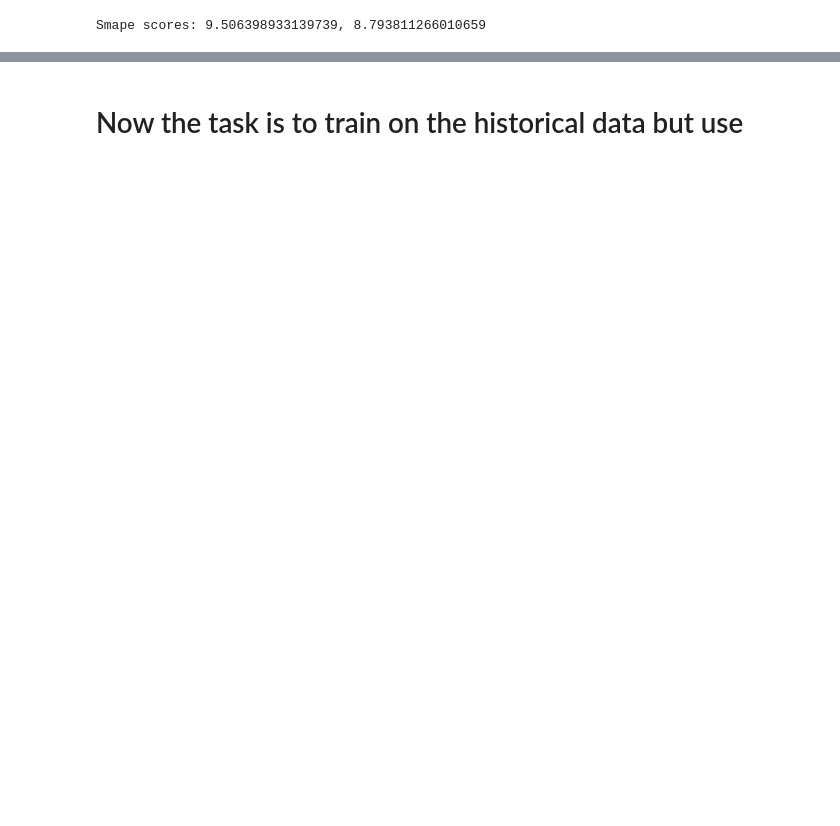
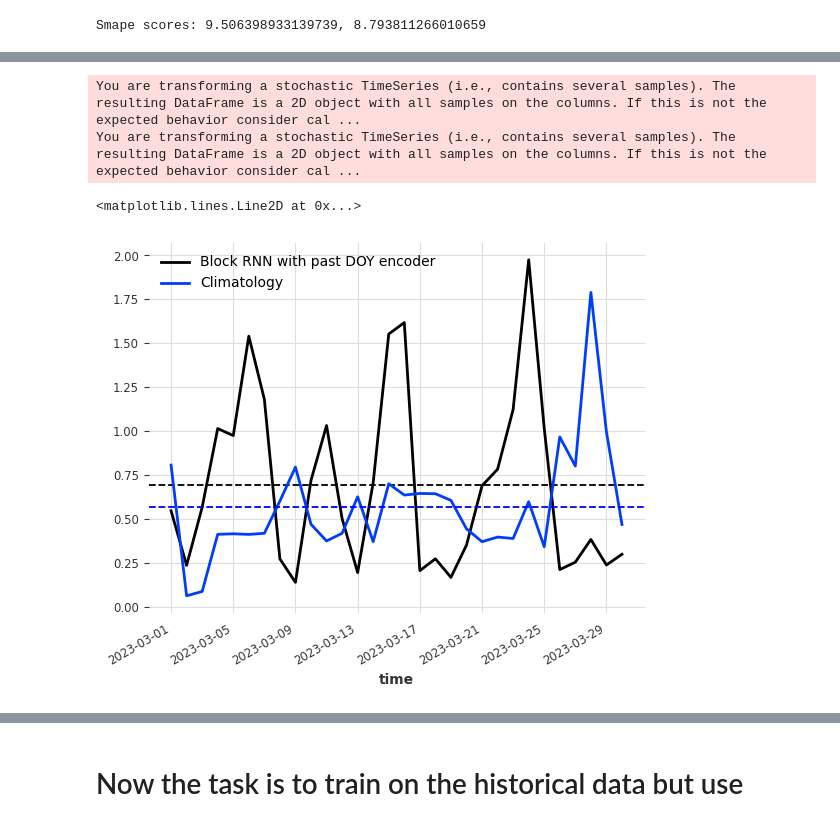
Before and after one commit to boettiger-lab/neon4cast-darts-submit, a Jupyter notebook: scoring_exploration.ipynb, the cells around one changed output, grey strips where cells are left out. Cells and saved outputs as stored; diff of their text form; code cells hidden in the pictures; blank space fills up the shorter version.

```diff
--- a/scoring_exploration.ipynb
+++ b/scoring_exploration.ipynb
@@ -701,0 +698,12 @@ NameError: name 'data_preprocessor' is not defined
+# %%
+score = crps(_record_dict["ARIK"]['oxygen']['trash_block_test'], _record_dict["ARIK"]["oxygen"]["validation"])
+hist_score = crps(_record_dict['ARIK']['oxygen']['historical'], _record_dict["ARIK"]["oxygen"]["validation"])
+score.plot(label = "Block RNN with past DOY encoder")
+plt.axhline(y = score.mean(axis=0).values()[0][0], color = 'black', linestyle = '--')
+hist_score.plot(label = "Climatology")
+plt.axhline(y = hist_score.mean(axis=0).values()[0][0], color = 'blue', linestyle = '--')
+# %% [output]
+You are transforming a stochastic TimeSeries (i.e., contains several samples). The resulting DataFrame is a 2D object with all samples on the columns. If this is not the expected behavior consider cal ...
+You are transforming a stochastic TimeSeries (i.e., contains several samples). The resulting DataFrame is a 2D object with all samples on the columns. If this is not the expected behavior consider cal ...
+<matplotlib.lines.Line2D at 0x...>
+[figure, added]
```
Also changed, not shown: parts of 11 cells of this notebook, 1 other file.
